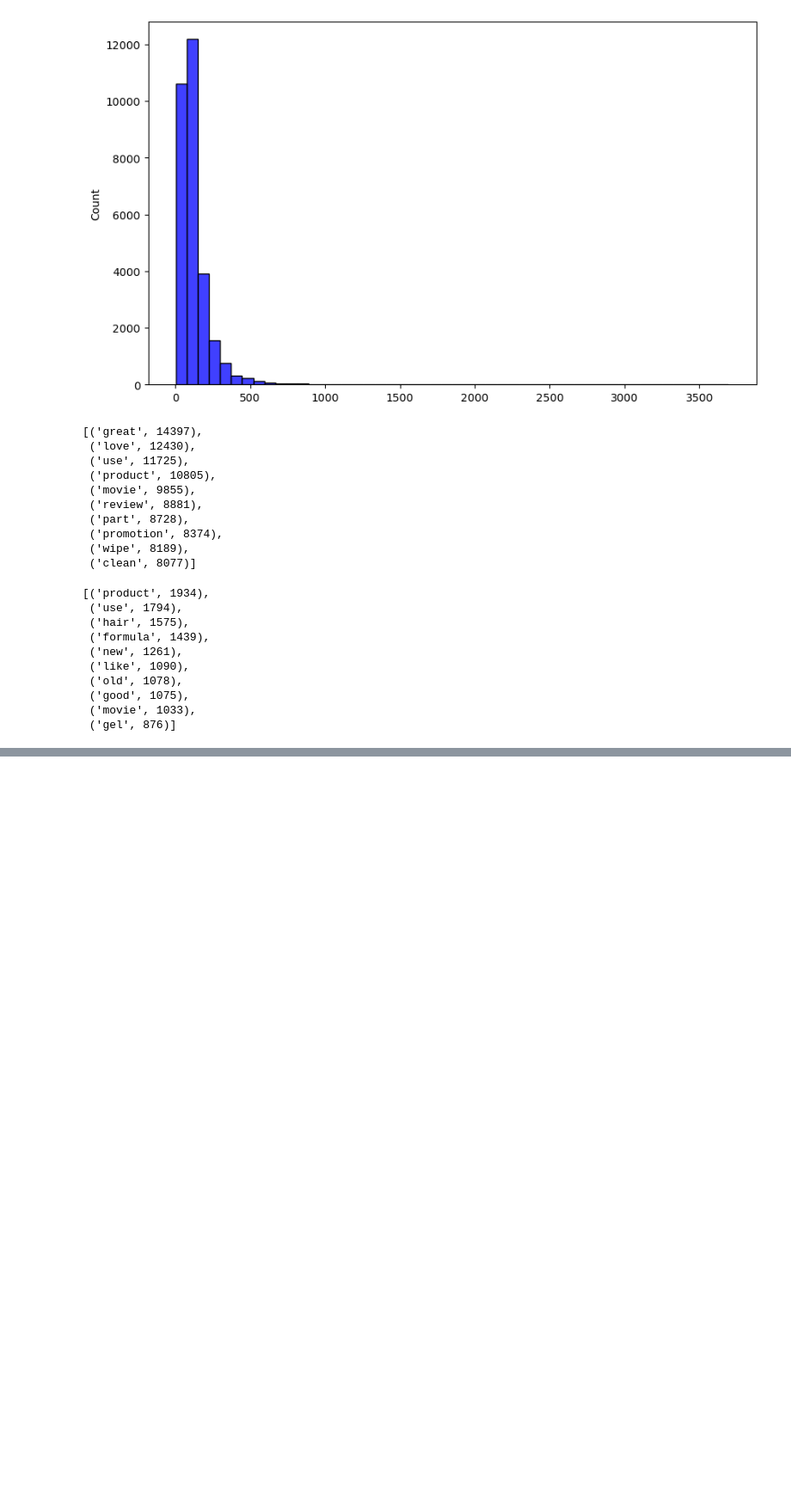
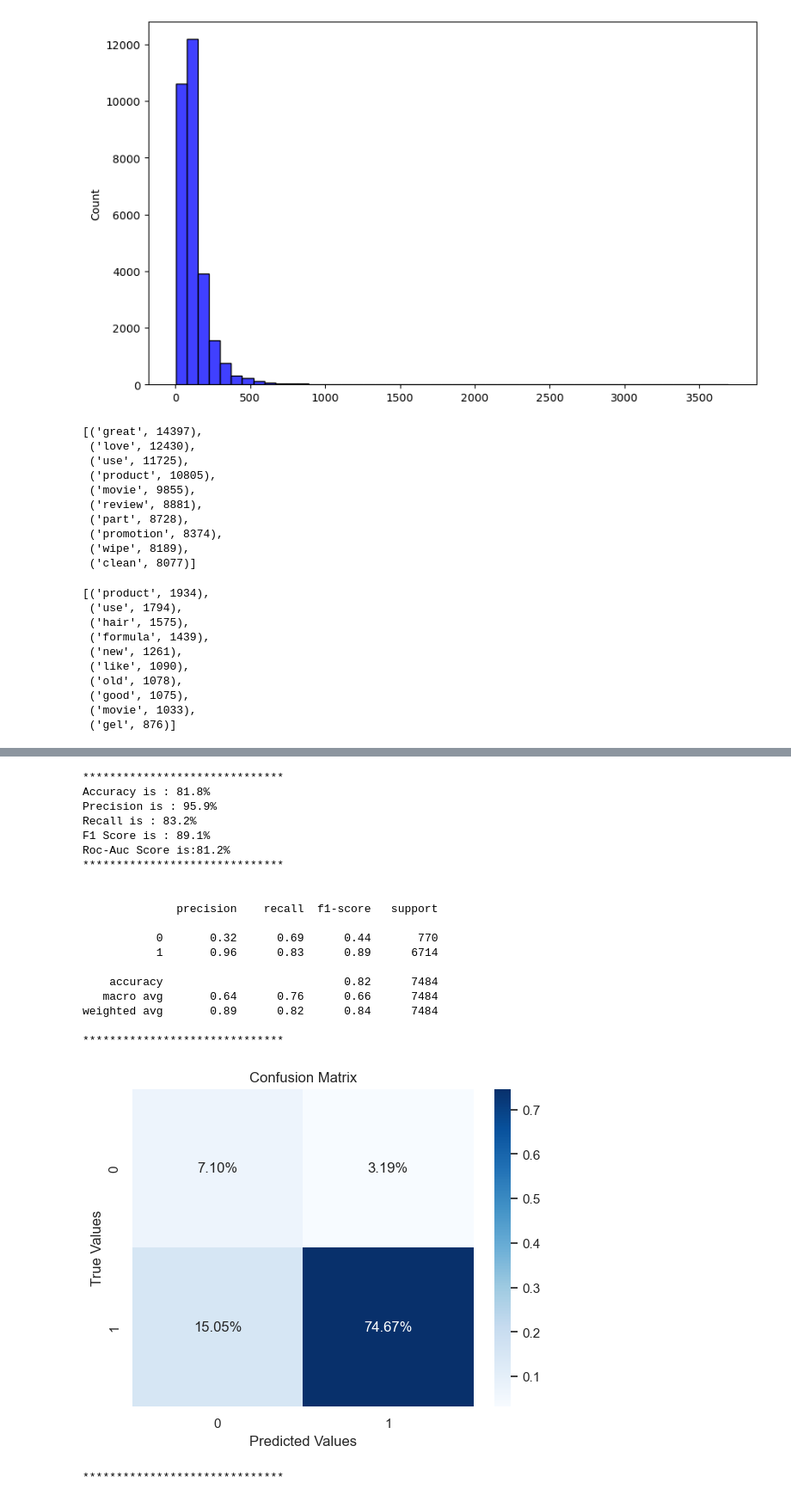
Before and after one commit to sYashReddy/upGradCapstone, a Jupyter notebook: Untitled.ipynb, the cells around one changed output, grey strips where cells are left out. Shown at 86% size. Cells and saved outputs as stored; diff of their text form; code cells hidden in the pictures; blank space fills up the shorter version.

```diff
--- a/Untitled.ipynb
+++ b/Untitled.ipynb
@@ -517,0 +773,28 @@ def get_top_n_ngram( corpus, n_gram_range ,n=None):
+# %%
+dt = DecisionTreeClassifier(random_state=42, criterion="gini", max_depth=10)
+dt_modelbuilder = ModelBuilder(dt, X_train, X_test, y_train, y_test)
+
+y_pred_class  = dt_modelbuilder.train_model()
+dt_metrics_cv = dt_modelbuilder.evaluate_model(y_pred_class)
+# %% [output]
+******************************
+Accuracy is : 81.8%
+Precision is : 95.9%
+Recall is : 83.2%
+F1 Score is : 89.1%
+Roc-Auc Score is:81.2%
+******************************
+
+
+              precision    recall  f1-score   support
+
+           0       0.32      0.69      0.44       770
+           1       0.96      0.83      0.89      6714
+
+    accuracy                           0.82      7484
+   macro avg       0.64      0.76      0.66      7484
+weighted avg       0.89      0.82      0.84      7484
+
+******************************
+[figure, added]
+******************************
```
Also changed, not shown: parts of 34 cells of this notebook, 3 other files.
